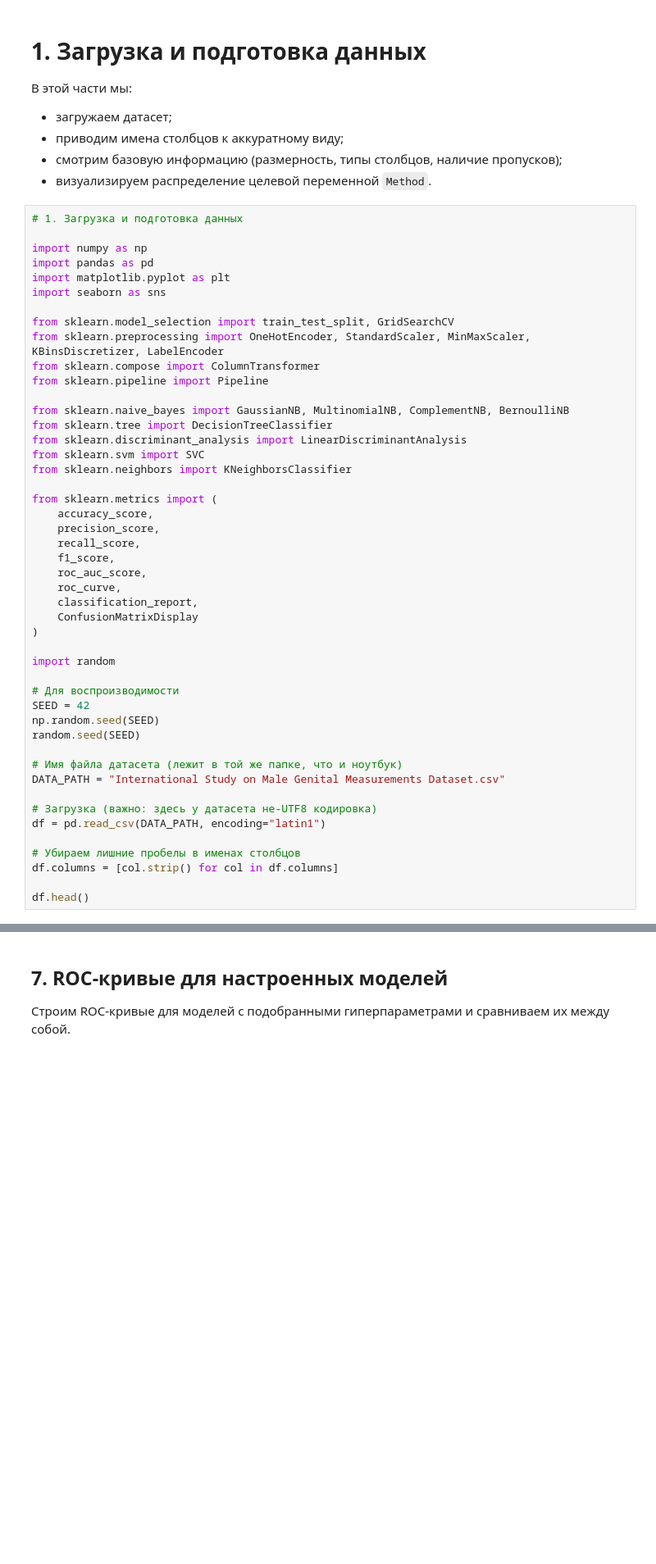
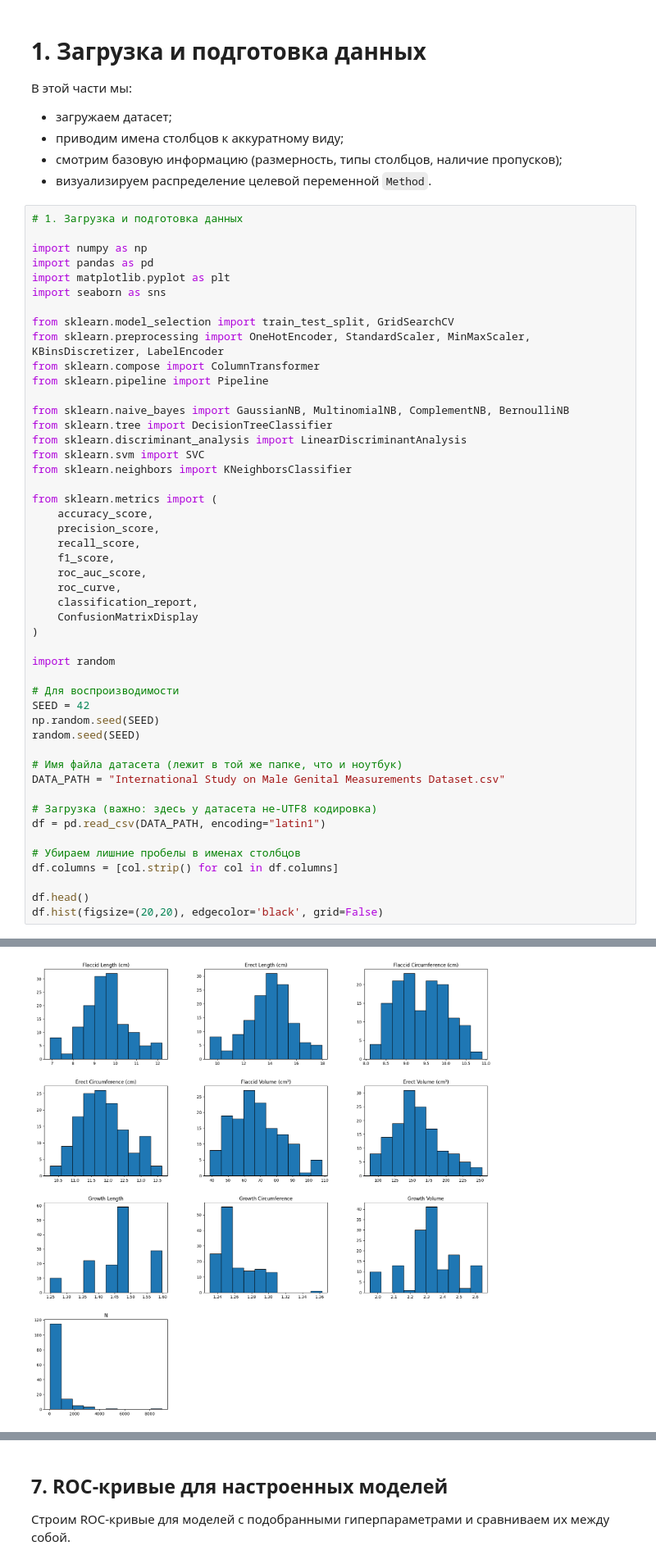
Before and after one commit to Mafun-gpu/Lab-3-Egor, a Jupyter notebook: Untitled-1.ipynb, the cells around one changed output, grey strips where cells are left out. Shown at 82% size. Saved outputs shown, nothing was run; the diff lists cells and outputs as text; blank space fills up the shorter version.

```diff
--- a/Untitled-1.ipynb
+++ b/Untitled-1.ipynb
@@ -53,3 +53,5 @@ df = pd.read_csv(DATA_PATH, encoding="latin1")
 df.columns = [col.strip() for col in df.columns]
 
 df.head()
+df.hist(figsize=(20,20), edgecolor='black', grid=False)
+# %% [output]
@@ -55,0 +68 @@ df.head()
+[figure, added]
```
Also changed, not shown: parts of 12 cells of this notebook, 1 other file.
